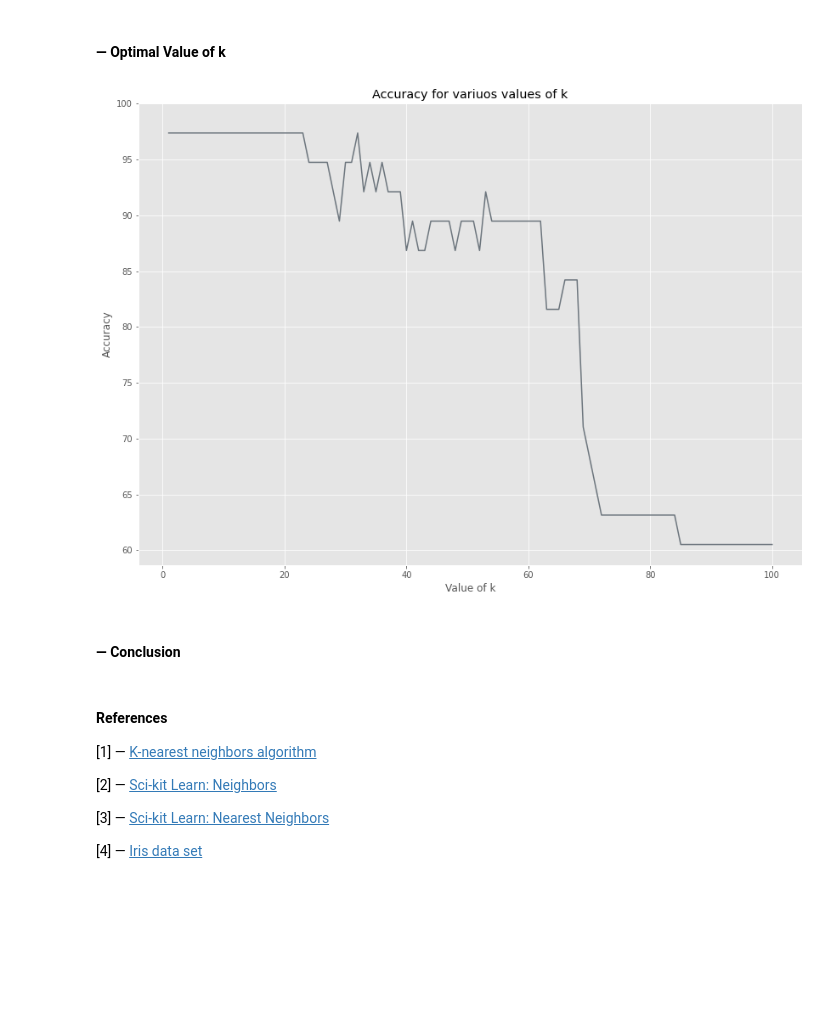
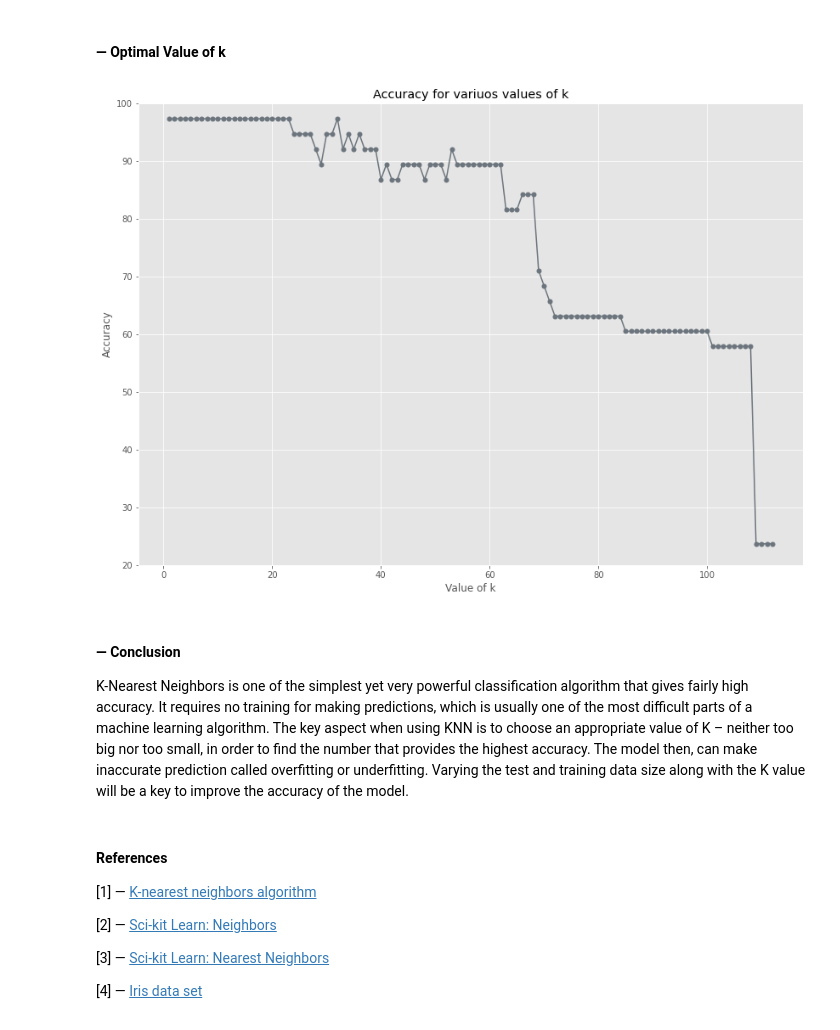
Before and after one commit to mizydorek/Machine-Learning-Tasks-2020, a Jupyter notebook: tasks.ipynb, the cells around one changed output. Cells and saved outputs as stored; diff of their text form; code cells hidden in the pictures; blank space fills up the shorter version.

```diff
--- a/tasks.ipynb
+++ b/tasks.ipynb
@@ -821,25 +824,28 @@ weighted avg       0.98      0.97      0.97        38
 # %% [markdown]
 #### — Optimal Value of k
 # %%
-# Check accuracy for variuos values of k.
+# Check accuracy for various values of k to choose most optimal one that has the highest accuracy.
 score = []
 kvalues = []
 
-for k in range(1,101):
+# Check whole range of data points in the train data.
+for k in range(1,113):
     knn = KNeighborsClassifier(n_neighbors = k)
     knn.fit(x_train,y_train)
     kvalues.append(k)
     score.append(knn.score(x_test,y_test) * 100)
 
-plt.plot(kvalues, score)
+plt.plot(kvalues, score, marker='o', markersize=5)
 plt.xlabel("Value of k")
 plt.ylabel("Accuracy")
 plt.ylim(top = 100)
 plt.title("Accuracy for variuos values of k");
 # %% [output]
-[figure, old version]
+[figure, new version]
-# %% [markdown]
-#### — Conclusion
+# %% [markdown]
+#### — Conclusion
+
+K-Nearest Neighbors is one of the simplest yet very powerful classification algorithm that gives fairly high accuracy. It requires no training for making predictions, which is usually one of the most difficult parts of a machine learning algorithm. The key aspect when using KNN is to choose an appropriate value of K – neither too big nor too small, in order to find the number that provides the highest accuracy. The model then, can make inaccurate prediction called overfitting or underfitting. Varying the test and training data size along with the K value will be a key to improve the accuracy of the model.
 # %% [markdown]
 #### References
 
```
Also changed, not shown: parts of 11 cells of this notebook.
